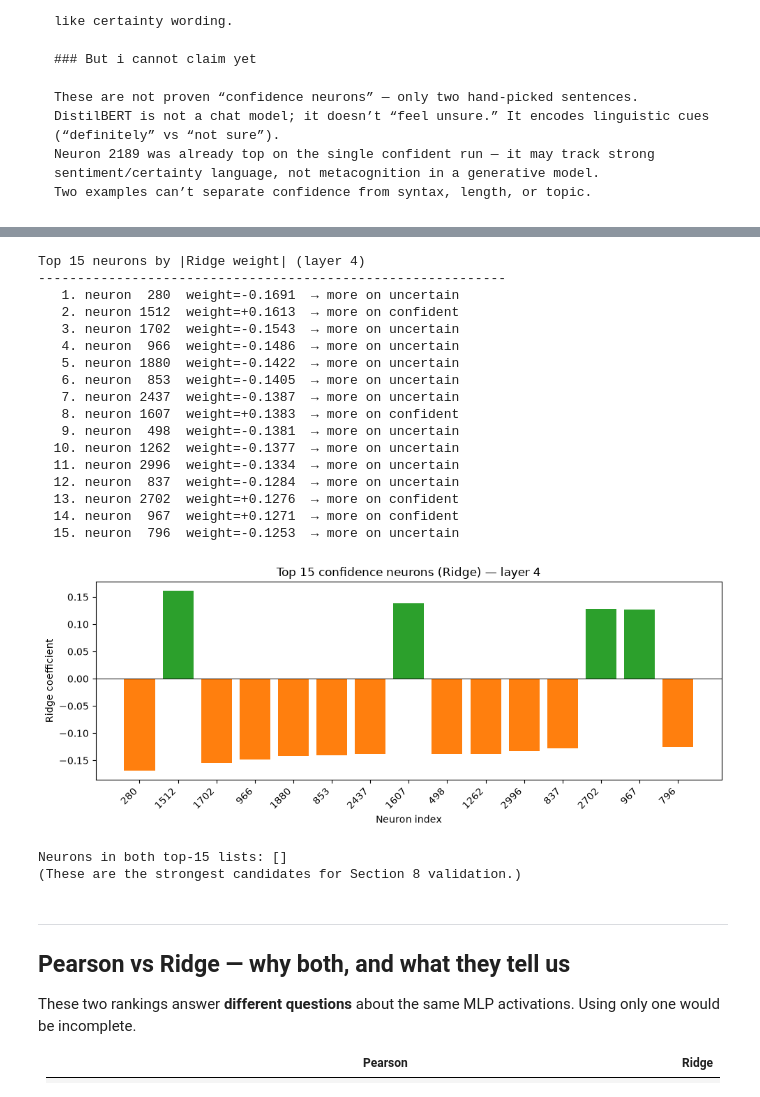
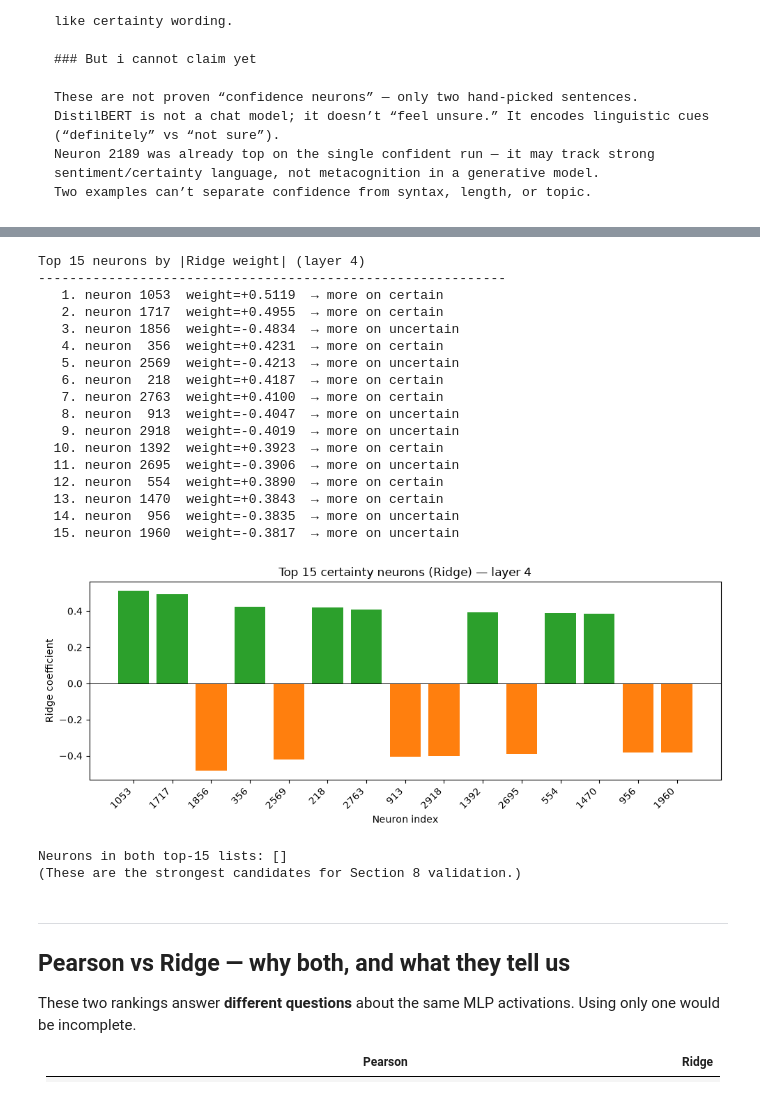
Before and after one commit to nyakaz73/mechanistic-interpretability-msc, a Jupyter notebook: mlp_confidence_probing.ipynb, the cells around one changed output, grey strips where cells are left out. Drawn from its saved outputs; the diff is of its cells as text; code cells hidden in the pictures.

Commit message:
Rerun pipeline with the correct final bioscope dataset

```diff
--- a/mlp_confidence_probing.ipynb
+++ b/mlp_confidence_probing.ipynb
@@ -843,8 +871,16 @@ from sklearn.linear_model import Ridge
 LAYER = LAYER if "LAYER" in globals() else 4
 TOKEN_POS = TOKEN_POS if "TOKEN_POS" in globals() else "last"
 TOP_K = 15
+PROGRESS_EVERY = 100
 
-print(f"Extracting MLP activations for {len(texts)} sentences...")
+assert "texts" in globals() and "labels" in globals(), (
+    "Run Section 6 first to load dataset/bioscope_certainty.csv into texts/labels."
+)
+assert len(texts) == len(labels) == 5240, (
+    f"Expected 5240 BioScope rows, got len(texts)={len(texts)}, len(labels)={len(labels)}"
+)
+
+print(f"Extracting MLP activations for {len(texts)} BioScope sentences...")
 print(f"Layer = {LAYER} | token_pos = {TOKEN_POS!r}")
 
 # Build X using the same helpers from Section 3
@@ -853,12 +889,12 @@ for i, text in enumerate(texts):
     result = run_with_mlp_cache(text, layer_indices=[LAYER], token_pos=TOKEN_POS)
     neurons = mlp_neurons_at_token(result, LAYER)  # shape (3072,)
     rows.append(neurons)
-    if (i + 1) % 20 == 0 or (i + 1) == len(texts):
+    if (i + 1) % PROGRESS_EVERY == 0 or (i + 1) == len(texts):
         print(f"  {i + 1}/{len(texts)}")
 
-X = np.stack(rows)   # [100, 3072]
-y = labels           # [100]
+X = np.stack(rows)   # [N, 3072]
+y = labels           # [N]
 
 print(f"\nX shape: {X.shape}")
-print(f"y shape: {y.shape} | confident={int((y == 1).sum())} uncertain={int((y == 0).sum())}")
+print(f"y shape: {y.shape} | certain={int((y == 1).sum())} uncertain={int((y == 0).sum())}")
 # %% [output]
@@ -902,7 +945,7 @@ corr_idx = np.argsort(np.abs(correlations))[-TOP_K:][::-1]
 print(f"Top {TOP_K} neurons by |Pearson correlation| (layer {LAYER})")
 print("-" * 60)
 for rank, j in enumerate(corr_idx, start=1):
-    direction = "confident" if correlations[j] > 0 else "uncertain"
+    direction = "certain" if correlations[j] > 0 else "uncertain"
     print(f"  {rank:2d}. neuron {j:4d}  corr={correlations[j]:+.4f}  → more on {direction}")
 
 # Plot
@@ -912,8 +955,8 @@ plt.bar(range(TOP_K), correlations[corr_idx], color=colors)
 plt.xticks(range(TOP_K), [str(j) for j in corr_idx], rotation=45, ha="right")
 plt.axhline(0, color="black", linewidth=0.7)
 plt.xlabel("Neuron index")
-plt.ylabel("Correlation with confidence label")
-plt.title(f"Top {TOP_K} confidence neurons (Pearson) — layer {LAYER}")
+plt.ylabel("Correlation with certainty label")
+plt.title(f"Top {TOP_K} certainty neurons (Pearson) — layer {LAYER}")
 plt.tight_layout()
 plt.show()
 # %% [output]
@@ -940,51 +983,51 @@ Top 15 neurons by |Pearson correlation| (layer 4)
 probe = Ridge(alpha=1.0)
 probe.fit(X, y)
 weights = probe.coef_   # shape (3072,)
 
 # Top by |weight|
 weight_idx = np.argsort(np.abs(weights))[-TOP_K:][::-1]
 
 print(f"Top {TOP_K} neurons by |Ridge weight| (layer {LAYER})")
 print("-" * 60)
 for rank, j in enumerate(weight_idx, start=1):
-    direction = "confident" if weights[j] > 0 else "uncertain"
+    direction = "certain" if weights[j] > 0 else "uncertain"
     print(f"  {rank:2d}. neuron {j:4d}  weight={weights[j]:+.4f}  → more on {direction}")
 
 # Plot
 plt.figure(figsize=(10, 4))
 colors = ["tab:green" if weights[j] > 0 else "tab:orange" for j in weight_idx]
 plt.bar(range(TOP_K), weights[weight_idx], color=colors)
 plt.xticks(range(TOP_K), [str(j) for j in weight_idx], rotation=45, ha="right")
 plt.axhline(0, color="black", linewidth=0.7)
 plt.xlabel("Neuron index")
 plt.ylabel("Ridge coefficient")
-plt.title(f"Top {TOP_K} confidence neurons (Ridge) — layer {LAYER}")
+plt.title(f"Top {TOP_K} certainty neurons (Ridge) — layer {LAYER}")
 plt.tight_layout()
 plt.show()
 
 # Quick overlap check between the two methods
 overlap = set(corr_idx.tolist()) & set(weight_idx.tolist())
 print(f"\nNeurons in both top-{TOP_K} lists: {sorted(overlap)}")
 print("(These are the strongest candidates for Section 8 validation.)")
 # %% [output]
 Top 15 neurons by |Ridge weight| (layer 4)
 ------------------------------------------------------------
-   1. neuron  280  weight=-0.1691  → more on uncertain
-   2. neuron 1512  weight=+0.1613  → more on confident
-   3. neuron 1702  weight=-0.1543  → more on uncertain
-   4. neuron  966  weight=-0.1486  → more on uncertain
-   5. neuron 1880  weight=-0.1422  → more on uncertain
-   6. neuron  853  weight=-0.1405  → more on uncertain
-   7. neuron 2437  weight=-0.1387  → more on uncertain
-   8. neuron 1607  weight=+0.1383  → more on confident
-   9. neuron  498  weight=-0.1381  → more on uncertain
-  10. neuron 1262  weight=-0.1377  → more on uncertain
-  11. neuron 2996  weight=-0.1334  → more on uncertain
-  12. neuron  837  weight=-0.1284  → more on uncertain
-  13. neuron 2702  weight=+0.1276  → more on confident
-  14. neuron  967  weight=+0.1271  → more on confident
-  15. neuron  796  weight=-0.1253  → more on uncertain
+   1. neuron 1053  weight=+0.5119  → more on certain
+   2. neuron 1717  weight=+0.4955  → more on certain
+   3. neuron 1856  weight=-0.4834  → more on uncertain
+   4. neuron  356  weight=+0.4231  → more on certain
+   5. neuron 2569  weight=-0.4213  → more on uncertain
+   6. neuron  218  weight=+0.4187  → more on certain
+   7. neuron 2763  weight=+0.4100  → more on certain
+   8. neuron  913  weight=-0.4047  → more on uncertain
+   9. neuron 2918  weight=-0.4019  → more on uncertain
+  10. neuron 1392  weight=+0.3923  → more on certain
+  11. neuron 2695  weight=-0.3906  → more on uncertain
+  12. neuron  554  weight=+0.3890  → more on certain
+  13. neuron 1470  weight=+0.3843  → more on certain
+  14. neuron  956  weight=-0.3835  → more on uncertain
+  15. neuron 1960  weight=-0.3817  → more on uncertain
-[figure, old version]
+[figure, new version]
 Neurons in both top-15 lists: []
 (These are the strongest candidates for Section 8 validation.)
 # %% [markdown]
```
Also changed, not shown: parts of 14 cells of this notebook.
